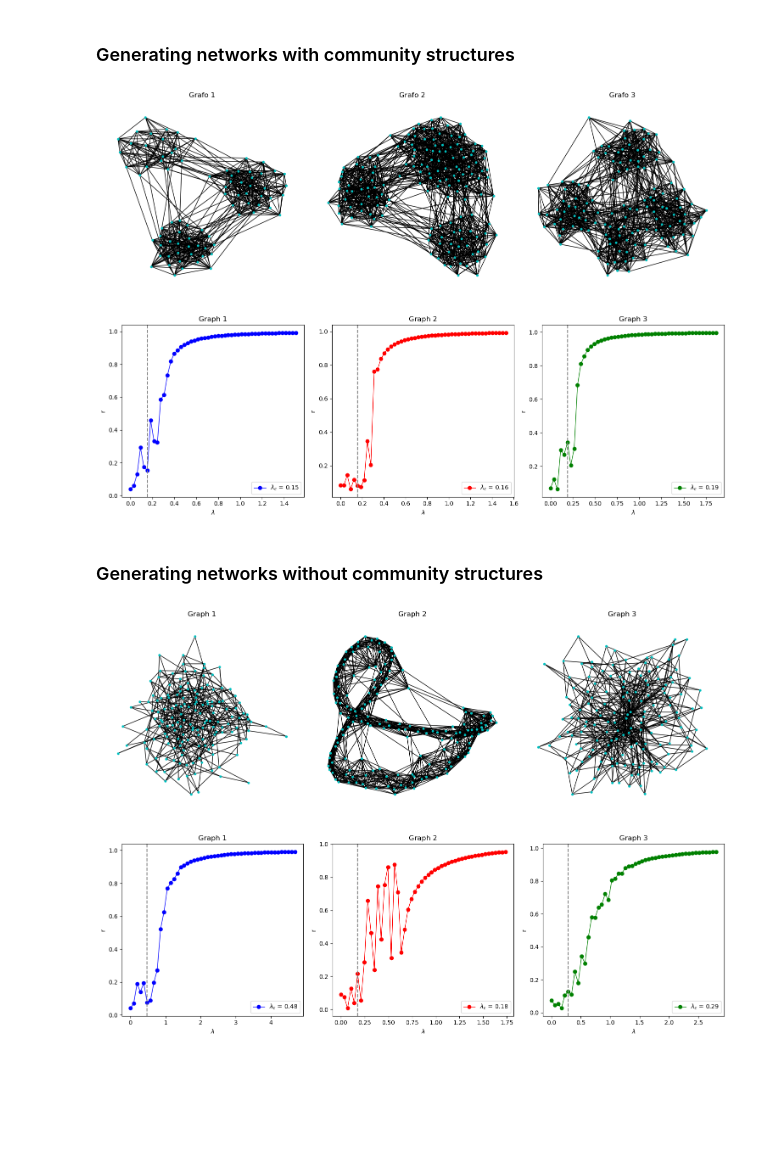
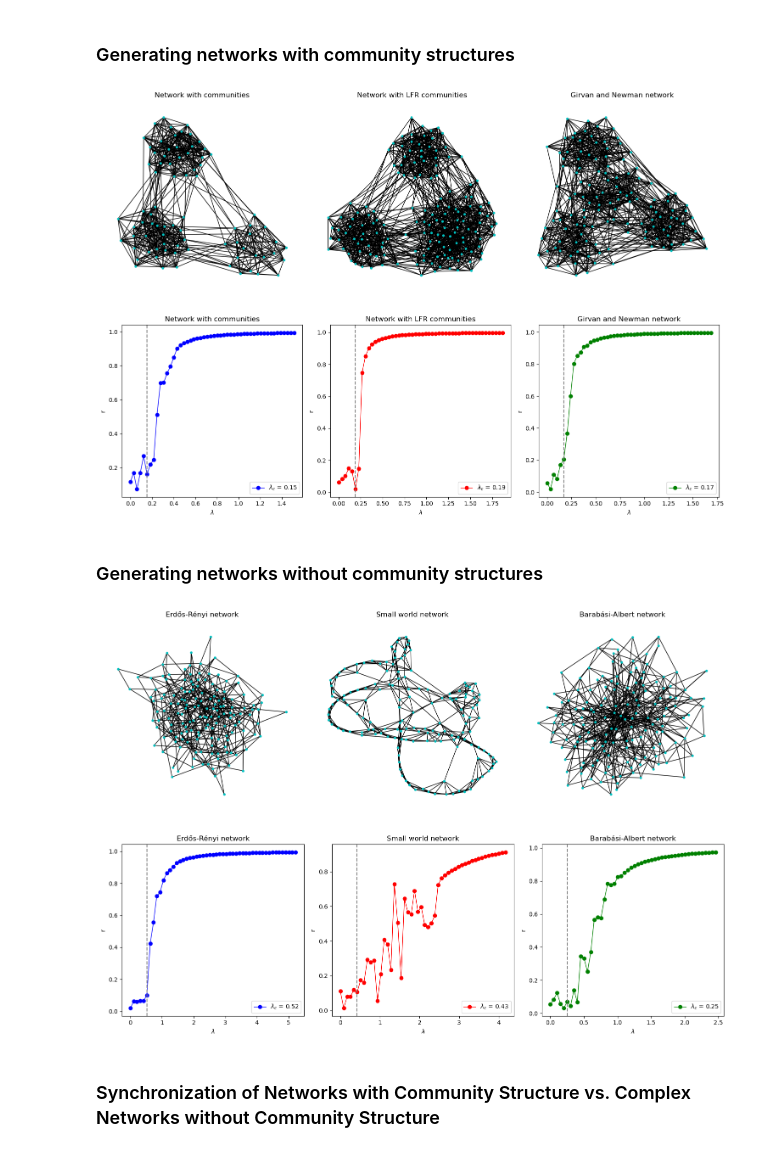
Before and after one commit to VictorFrancheto/Synchronization_Complex_Networks, a Jupyter notebook: __Notebook_Synchronization__.ipynb, the cells around one changed output. Saved outputs shown, nothing was run; the diff lists cells and outputs as text; code cells hidden in the pictures; blank space fills up the shorter version.

```diff
--- a/__Notebook_Synchronization__.ipynb
+++ b/__Notebook_Synchronization__.ipynb
@@ -352,36 +338,36 @@ Let's start by analyzing the synchronization of a network with well-defined comm
 # %%
 G_1 = nx.Graph()
 G_1 = network_with_communities(partition_sizes, p_in, p_out, seed)
 vlbd_1, mvr_1, lambda_c1 = calculate_sync(G_1)
 
 G_2 = nx.Graph()
 G_2 = network_with_LFR_communities(N, tau1, tau2, 0.05, kappa*2, minc, maxc)
 vlbd_2, mvr_2, lambda_c2 = calculate_sync(G_2)
 
 G_3 =  nx.Graph()
 G_3 = g_v_graph(16, 3)
 vlbd_3, mvr_3, lambda_c3 = calculate_sync(G_3)
 
 # Creation of the figure and subplots
 fig, axes = plt.subplots(1, 3, figsize=(15, 5))
 
 # Plotting the graphs
 plot_network(G_1, ax=axes[0])
-axes[0].set_title("Graph 1")
+axes[0].set_title("Network with communities")
 
 plot_network(G_2, ax=axes[1])
-axes[1].set_title("Graph 2")
+axes[1].set_title("Network with LFR communities")
 
 plot_network(G_3, ax=axes[2])
-axes[2].set_title("Graph 3")
+axes[2].set_title("Girvan and Newman network")
 
 # Adjusting the spacing between subplots
 plt.tight_layout()
 
 # Display the plot
 plt.show()
 # %% [output]
-[figure, old version]
+[figure, new version]
 # %%
 plt.figure(figsize=(15, 5))
 
@@ -391,7 +377,7 @@ plt.plot(vlbd_1, mvr_1, '-o', color='blue', linewidth=1, label=f'$\lambda_c$ = {
 plt.axvline(x=lambda_c1, color='gray', linestyle='--')
 plt.xlabel(r"$\lambda$")
 plt.ylabel("r")
-plt.title("Graph 1")
+plt.title("Network with communities")
 plt.legend()
 
 # Second plot
@@ -400,7 +386,7 @@ plt.plot(vlbd_2, mvr_2, '-o', color='red', linewidth=1, label=f'$\lambda_c$ = {l
 plt.axvline(x=lambda_c2, color='gray', linestyle='--')
 plt.xlabel(r"$\lambda$")
 plt.ylabel("r")
-plt.title("Graph 2")
+plt.title("Network with LFR communities")
 plt.legend()
 
 # Third plot
@@ -409,13 +395,16 @@ plt.plot(vlbd_3, mvr_3, '-o', color='green', linewidth=1, label=f'$\lambda_c$ =
 plt.axvline(x=lambda_c3, color='gray', linestyle='--')
 plt.xlabel(r"$\lambda$")
 plt.ylabel("r")
-plt.title("Graph 3")
+plt.title("Girvan and Newman network")
 plt.legend()
 
 plt.tight_layout()
 plt.show()
+#0.15
+#0.19
+#0.17
 # %% [output]
-[figure, old version]
+[figure, new version]
 # %% [markdown]
 ### Generating networks without community structures
 # %%
@@ -424,7 +413,7 @@ G_1 = erdos_renyi_network(N, p, seed)
 vlbd_1, mvr_1, lambda_c1 = calculate_sync(G_1)
 
 G_2 = nx.Graph()
-G_2 = small_world_network(N, k, p, seed)
+G_2 = small_world_network(N, kappa, p, seed)
 vlbd_2, mvr_2, lambda_c2 = calculate_sync(G_2)
 
 G_3 =  nx.Graph()
@@ -436,13 +425,13 @@ fig, axes = plt.subplots(1, 3, figsize=(15, 5))
 
 # Plotting the graphs
 plot_network(G_1, ax=axes[0])
-axes[0].set_title("Graph 1")
+axes[0].set_title("Erdős-Rényi network")
 
 plot_network(G_2, ax=axes[1])
-axes[1].set_title("Graph 2")
+axes[1].set_title("Small world network")
 
 plot_network(G_3, ax=axes[2])
-axes[2].set_title("Graph 3")
+axes[2].set_title("Barabási-Albert network")
 
 # Adjusting the spacing between subplots
 plt.tight_layout()
@@ -450,7 +439,7 @@ plt.tight_layout()
 # Display the plot
 plt.show()
 # %% [output]
-[figure, old version]
+[figure, new version]
 # %%
 plt.figure(figsize=(15, 5))
 
@@ -460,7 +449,7 @@ plt.plot(vlbd_1, mvr_1, '-o', color='blue', linewidth=1, label=f'$\lambda_c$ = {
 plt.axvline(x=lambda_c1, color='gray', linestyle='--')
 plt.xlabel(r"$\lambda$")
 plt.ylabel("r")
-plt.title("Graph 1")
+plt.title("Erdős-Rényi network")
 plt.legend()
 
 # Second plot
@@ -469,7 +458,7 @@ plt.plot(vlbd_2, mvr_2, '-o', color='red', linewidth=1, label=f'$\lambda_c$ = {l
 plt.axvline(x=lambda_c2, color='gray', linestyle='--')
 plt.xlabel(r"$\lambda$")
 plt.ylabel("r")
-plt.title("Graph 2")
+plt.title("Small world network")
 plt.legend()
 
 # Third plot
@@ -478,10 +467,12 @@ plt.plot(vlbd_3, mvr_3, '-o', color='green', linewidth=1, label=f'$\lambda_c$ =
 plt.axvline(x=lambda_c3, color='gray', linestyle='--')
 plt.xlabel(r"$\lambda$")
 plt.ylabel("r")
-plt.title("Graph 3")
+plt.title("Barabási-Albert network")
 plt.legend()
 
 plt.tight_layout()
 plt.show()
 # %% [output]
-[figure, old version]
+[figure, new version]
+# %% [markdown]
+### Synchronization of Networks with Community Structure vs. Complex Networks without Community Structure
```
Also changed, not shown: parts of 3 cells of this notebook.
